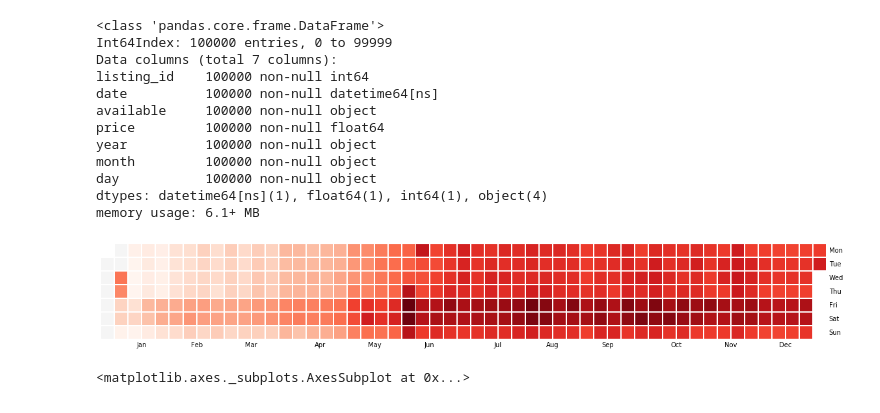
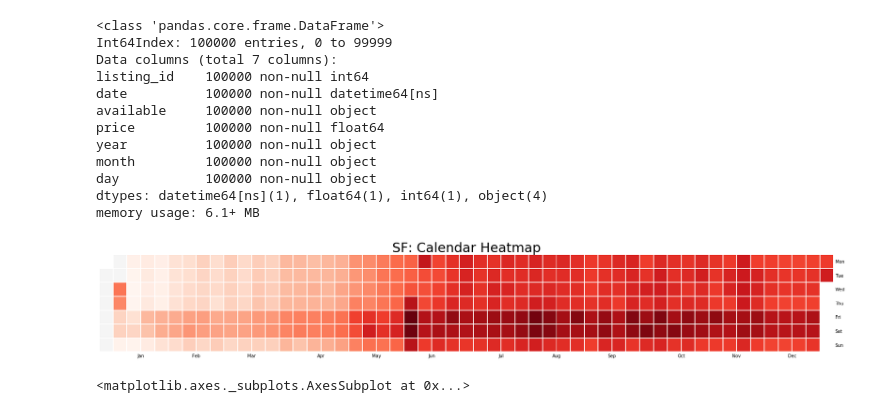
Before and after one commit to areselian/Project1_Group2, a Jupyter notebook: SF_clndr.ipynb, the cells around one changed output. Drawn from its saved outputs; the diff is of its cells as text; code cells hidden in the pictures.

```diff
--- a/SF_clndr.ipynb
+++ b/SF_clndr.ipynb
@@ -19,7 +19,7 @@ from pandas.plotting import register_matplotlib_converters
 register_matplotlib_converters()
 # %%
 # Import Data
-data_df = pd.read_csv('calendar.csv.gz', nrows=100000, compression='gzip', error_bad_lines=False)
+data_df = pd.read_csv('SFcalendar.csv.gz', nrows=100000, compression='gzip', error_bad_lines=False)
 data_df = data_df.drop(['adjusted_price', 'minimum_nights', 'maximum_nights'], axis=1)
 # Set Display Options
 pd.set_option('display.max_rows', 100000)
@@ -65,14 +65,15 @@ memory usage: 6.1+ MB
 # %%
 # Grouping by date for Calendar Heatmap
 data_df_grouped = data_df.groupby('date').agg({'price':'mean'})
 heatmap = pd.Series(data_df_grouped['price'], index=data_df_grouped.index)
 
 # Plot Calendar Heatmap
-f, ax = plt.subplots(1, 1, figsize = (20, 200))
+f, ax = plt.subplots(1, 1, figsize = (30, 10))
 calmap.yearplot(heatmap, year=2019, ax=ax)
+plt.title("SF: Calendar Heatmap", fontsize=30)
 plt.savefig("SF_Calendar_Heatmap.png")
 # %% [output]
-[figure, old version]
+[figure, new version]
 # %%
 # Monthly Price Averages - I DID THIS DIFFERENTLY FROM BAR CHARTS BELOW. DOES NOT LOOK RIGHT. WILL REDO
 data_df_avg = data_df.groupby(['month'], as_index=False)['price'].mean()
```
Also changed, not shown: parts of 5 cells of this notebook.
